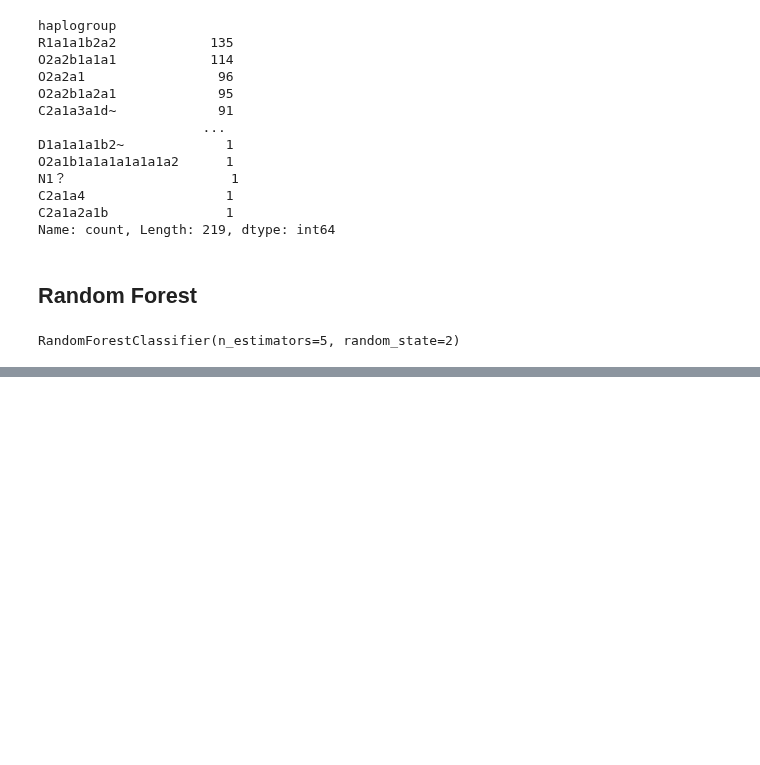
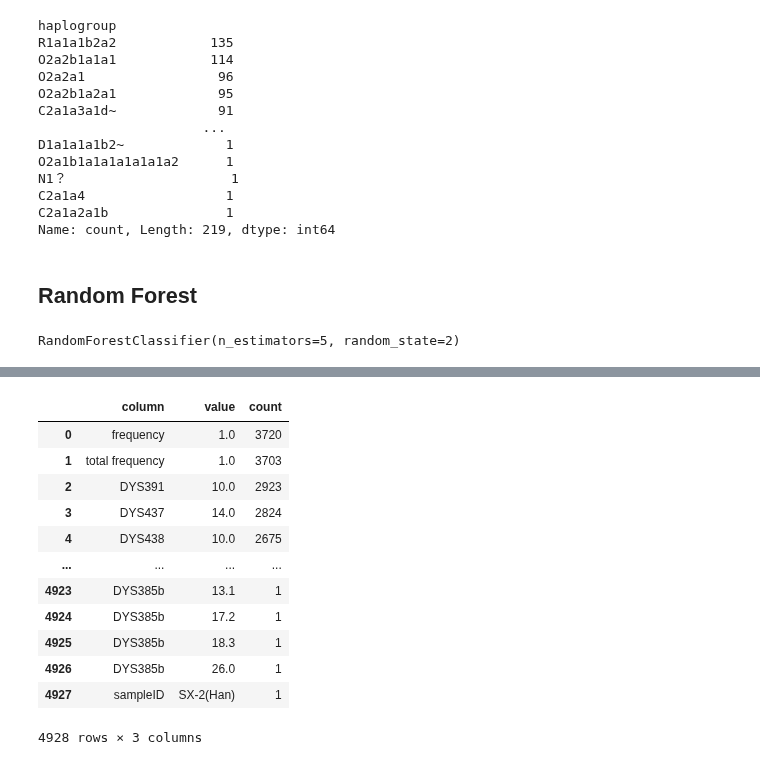
Before and after one commit to kibindy/LT8_final_project, a Jupyter notebook: Scratch - Mia.ipynb, the cells around one changed output, grey strips where cells are left out. Cells and saved outputs as stored; diff of their text form; code cells hidden in the pictures; blank space fills up the shorter version.

```diff
--- a/Scratch - Mia.ipynb
+++ b/Scratch - Mia.ipynb
@@ -201,0 +226,24 @@ accuracy on test set: 0.960630
+# %%
+freq_tables = {col: df[col].value_counts(dropna=False).to_frame('count')
+               for col in df.columns}
+freq_all = (
+    df.melt(var_name='column', value_name='value')
+      .value_counts(dropna=False)
+      .reset_index(name='count')
+)
+# %%
+freq_all
+# %% [output]
+|  | column | value | count |
+| 0 | frequency | 1.0 | 3720 |
+| 1 | total frequency | 1.0 | 3703 |
+| 2 | DYS391 | 10.0 | 2923 |
+| 3 | DYS437 | 14.0 | 2824 |
+| 4 | DYS438 | 10.0 | 2675 |
+| ... | ... | ... | ... |
+| 4923 | DYS385b | 13.1 | 1 |
+| 4924 | DYS385b | 17.2 | 1 |
+| 4925 | DYS385b | 18.3 | 1 |
+| 4926 | DYS385b | 26.0 | 1 |
+| 4927 | sampleID | SX-2(Han) | 1 |
+4928 rows × 3 columns
```
Also changed, not shown: parts of 6 cells of this notebook.
